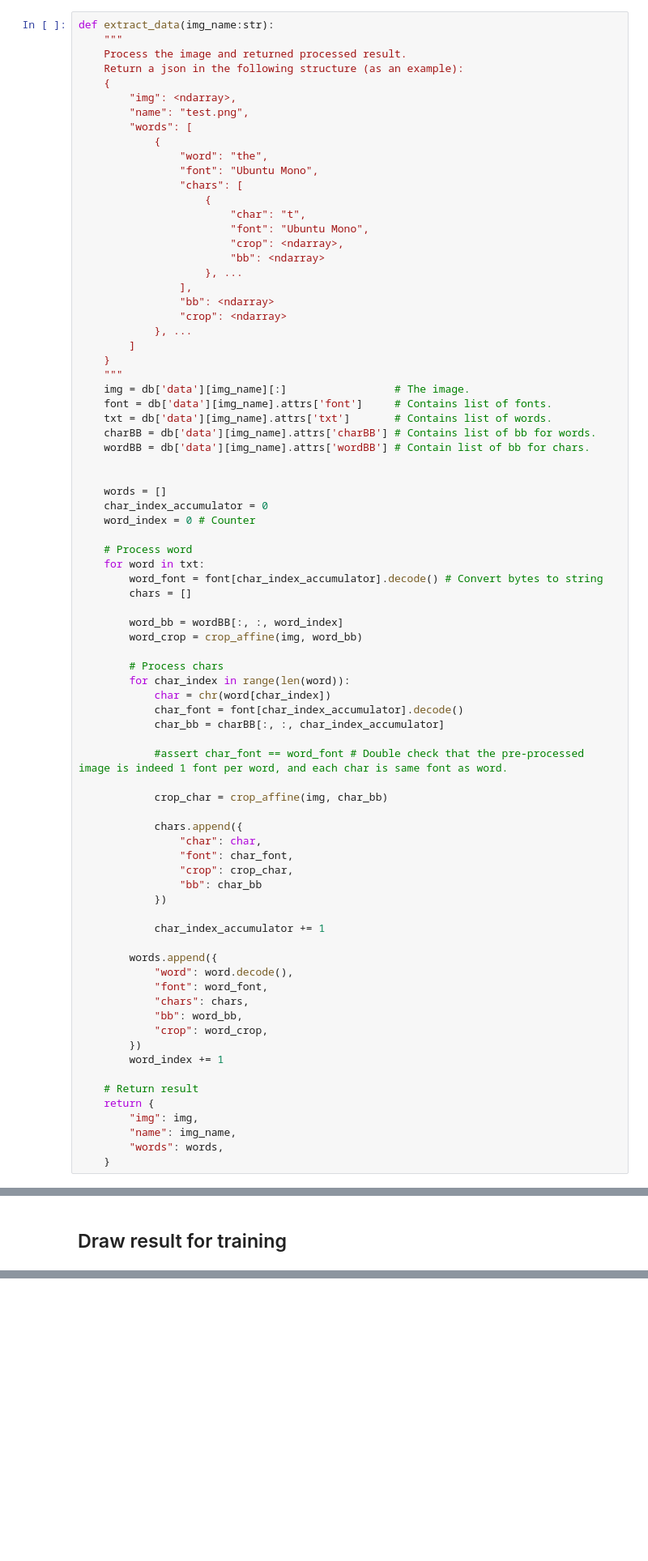
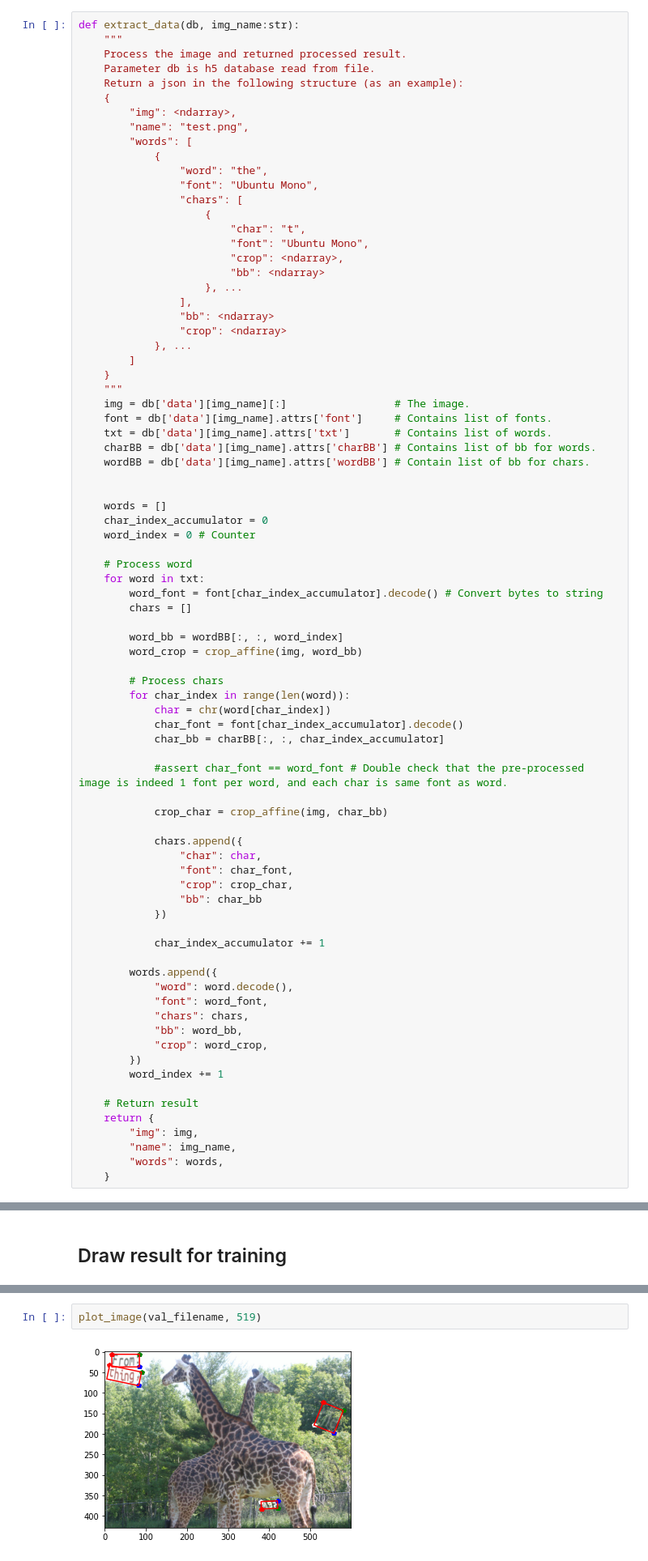
Before and after one commit to ShlomiRex/ocr-font-classifier-model, a Jupyter notebook: main.ipynb, the cells around one changed output, grey strips where cells are left out. Shown at 81% size. Saved outputs shown, nothing was run; the diff lists cells and outputs as text; blank space fills up the shorter version.

```diff
--- a/main.ipynb
+++ b/main.ipynb
@@ -93,9 +99,10 @@ def normalize(img, low=0, high=1):
 # %% [markdown]
 ## func: Extract data from image name return json
 # %%
-def extract_data(img_name:str):
+def extract_data(db, img_name:str):
     """
     Process the image and returned processed result.
+    Parameter db is h5 database read from file.
     Return a json in the following structure (as an example):
     {
         "img": <ndarray>,
@@ -668,0 +738,4 @@ tf.config.list_physical_devices()
+# %%
+plot_image(val_filename, 519)
+# %% [output]
+[figure, added]
```
Also changed, not shown: parts of 37 cells of this notebook, 2 other files.
